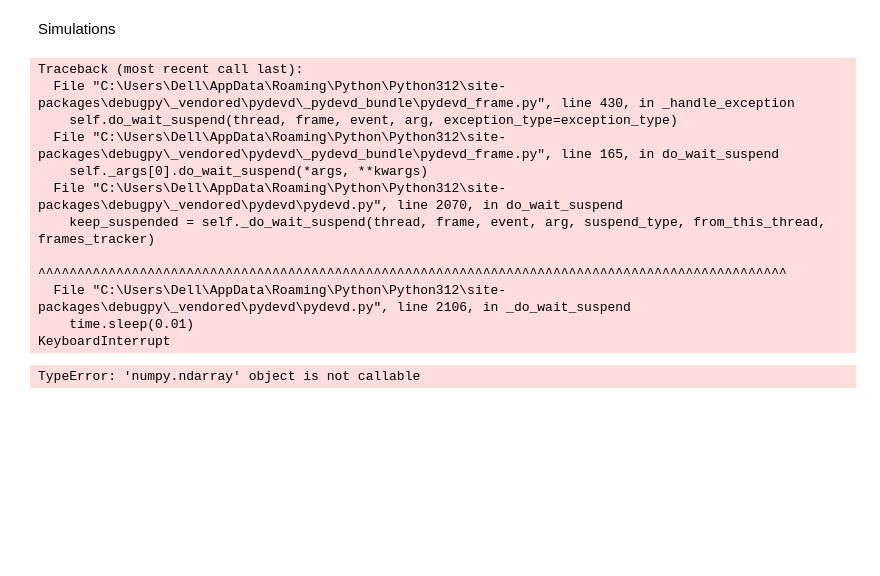
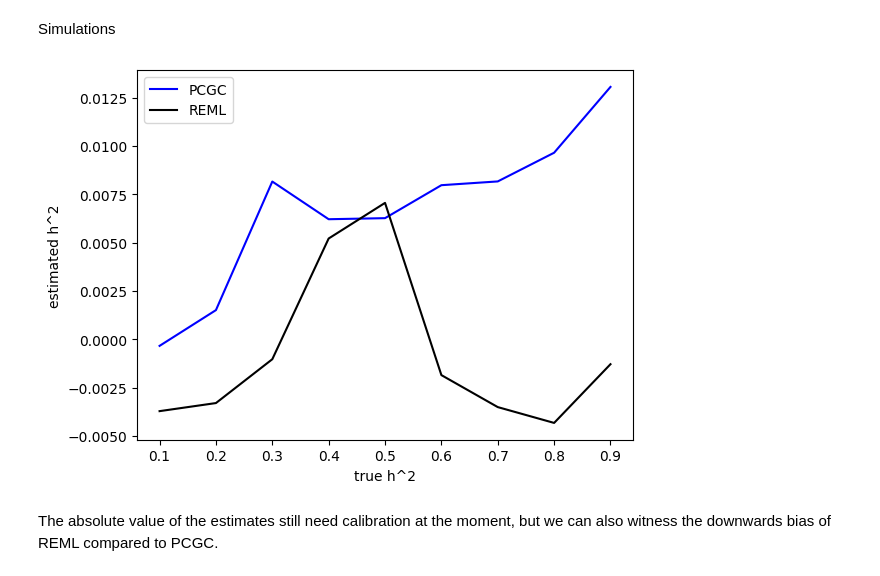
Before and after one commit to haibinh0110/MATH5472-Final-Project, a Jupyter notebook: MATH5472 Final Project Pham Thanh Hai Binh.ipynb, the cells around one changed output. Cells and saved outputs as stored; diff of their text form; code cells hidden in the pictures; blank space fills up the shorter version.

```diff
--- a/MATH5472 Final Project Pham Thanh Hai Binh.ipynb
+++ b/MATH5472 Final Project Pham Thanh Hai Binh.ipynb
@@ -94,37 +94,21 @@ def estimate(m, n, sq_sigma_g, K, P, rep=10):
 # %% [markdown]
 Simulations
 # %%
-from itertools import product
 import matplotlib.pyplot as plt
 
 reml_means = []
 pcgc_means = []
-# reml_err = []
-# pcgc_err = []
-true_sq_sigma_g = np.linspace(.2, .8, 4)
+true_sq_sigma_g = np.linspace(.1, .9, 9)
 for sq_sigma_g in true_sq_sigma_g:
-    reml, pcgc = estimate(1000, 400, sq_sigma_g, .01, .05)
-    reml_means.append(reml.mean())
-    pcgc_means.append(pcgc.mean())
-    # reml_err.append(reml.std())
-    # pcgc_err.append(pcgc.std())
+    reml_est, pcgc_est = estimate(1000, 400, sq_sigma_g, .01, .05)
+    reml_means.append(reml_est.mean())
+    pcgc_means.append(pcgc_est.mean())
 
+plt.plot(true_sq_sigma_g, pcgc_means, 'b', label='PCGC')
 plt.plot(true_sq_sigma_g, reml_means, 'k', label='REML')
-plt.plot(true_sq_sigma_g, pcgc_means, 'b', label='PCGC')
 plt.xlabel("true h^2")
 plt.ylabel("estimated h^2")
 plt.legend()
 plt.show()
 # %% [output]
-Traceback (most recent call last):
-  File "C:\Users\Dell\AppData\Roaming\Python\Python312\site-packages\debugpy\_vendored\pydevd\_pydevd_bundle\pydevd_frame.py", line 430, in _handle_exception
-    self.do_wait_suspend(thread, frame, event, arg, exception_type=exception_type)
-  File "C:\Users\Dell\AppData\Roaming\Python\Python312\site-packages\debugpy\_vendored\pydevd\_pydevd_bundle\pydevd_frame.py", line 165, in do_wait_suspend
-    self._args[0].do_wait_suspend(*args, **kwargs)
-  File "C:\Users\Dell\AppData\Roaming\Python\Python312\site-packages\debugpy\_vendored\pydevd\pydevd.py", line 2070, in do_wait_suspend
-    keep_suspended = self._do_wait_suspend(thread, frame, event, arg, suspend_type, from_this_thread, frames_tracker)
-                     ^^^^^^^^^^^^^^^^^^^^^^^^^^^^^^^^^^^^^^^^^^^^^^^^^^^^^^^^^^^^^^^^^^^^^^^^^^^^^^^^^^^^^^^^^^^^^^^^
-  File "C:\Users\Dell\AppData\Roaming\Python\Python312\site-packages\debugpy\_vendored\pydevd\pydevd.py", line 2106, in _do_wait_suspend
-    time.sleep(0.01)
-KeyboardInterrupt
-TypeError: 'numpy.ndarray' object is not callable
+[figure, added]
@@ -132,0 +115,2 @@ estimate(1000, 400, sq_sigma_g, .01, .05)
+# %% [markdown]
+The absolute value of the estimates still need calibration at the moment, but we can also witness the downwards bias of REML compared to PCGC.
```
Also changed, not shown: parts of 1 cell of this notebook.
